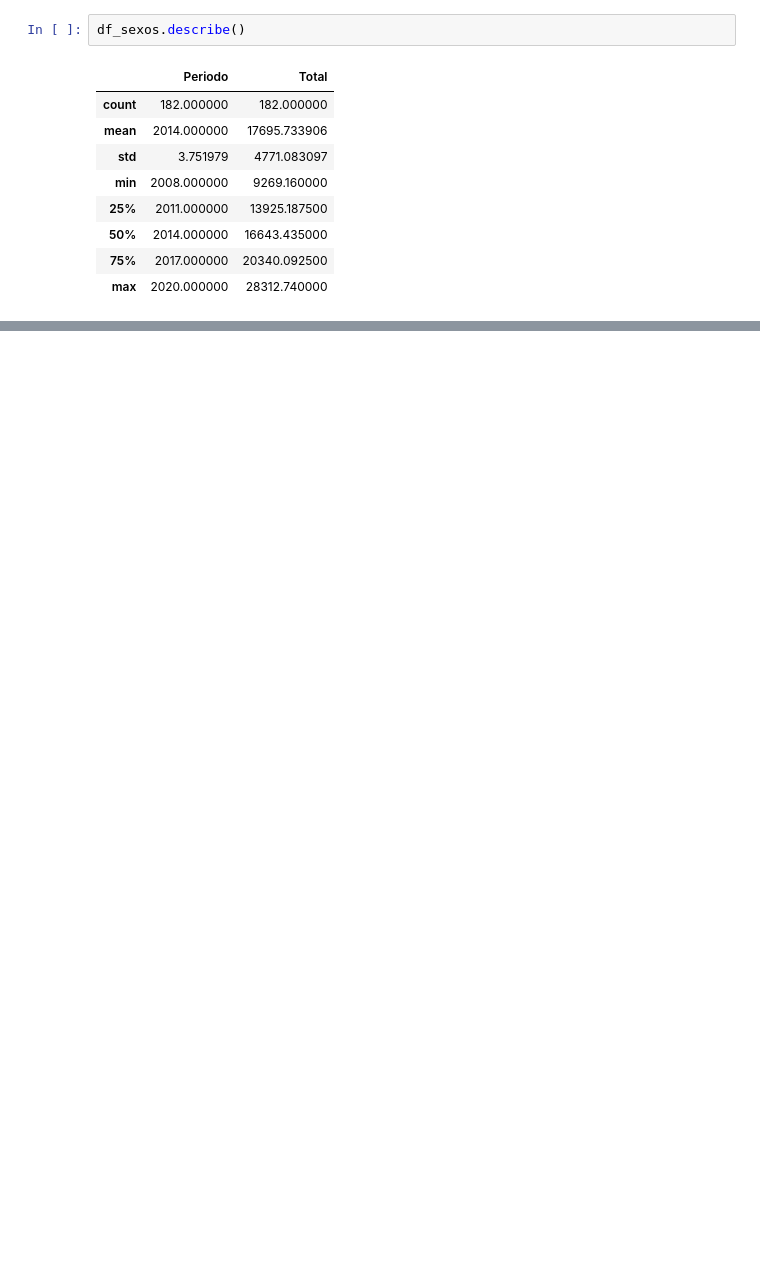
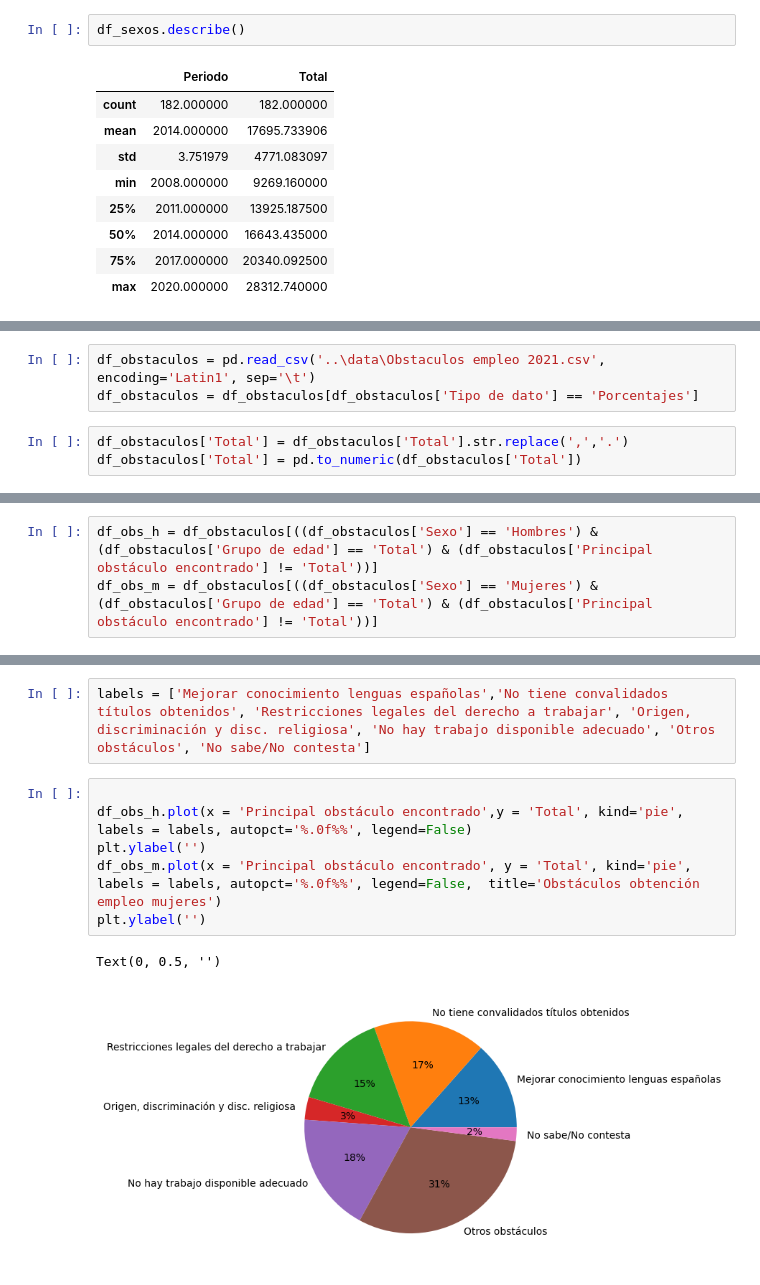
Before and after one commit to JaredR33/EDA, a Jupyter notebook: notebooks/EDA2.ipynb, the cells around one changed output, grey strips where cells are left out. Cells and saved outputs as stored; diff of their text form; blank space fills up the shorter version.

```diff
--- a/notebooks/EDA2.ipynb
+++ b/notebooks/EDA2.ipynb
@@ -323,0 +372,6 @@ fig.show()
+# %%
+df_obstaculos = pd.read_csv('..\data\Obstaculos empleo 2021.csv', encoding='Latin1', sep='\t')
+df_obstaculos = df_obstaculos[df_obstaculos['Tipo de dato'] == 'Porcentajes']
+# %%
+df_obstaculos['Total'] = df_obstaculos['Total'].str.replace(',','.')
+df_obstaculos['Total'] = pd.to_numeric(df_obstaculos['Total'])
@@ -323,0 +395,3 @@ fig.show()
+# %%
+df_obs_h = df_obstaculos[((df_obstaculos['Sexo'] == 'Hombres') & (df_obstaculos['Grupo de edad'] == 'Total') & (df_obstaculos['Principal obstáculo encontrado'] != 'Total'))]
+df_obs_m = df_obstaculos[((df_obstaculos['Sexo'] == 'Mujeres') & (df_obstaculos['Grupo de edad'] == 'Total') & (df_obstaculos['Principal obstáculo encontrado'] != 'Total'))]
@@ -323,0 +409,11 @@ fig.show()
+# %%
+labels = ['Mejorar conocimiento lenguas españolas','No tiene convalidados títulos obtenidos', 'Restricciones legales del derecho a trabajar', 'Origen, discriminación y disc. religiosa', 'No hay trabajo disponible adecuado', 'Otros obstáculos', 'No sabe/No contesta']
+# %%
+
+df_obs_h.plot(x = 'Principal obstáculo encontrado',y = 'Total', kind='pie', labels = labels, autopct='%.0f%%', legend=False)
+plt.ylabel('')
+df_obs_m.plot(x = 'Principal obstáculo encontrado', y = 'Total', kind='pie', labels = labels, autopct='%.0f%%', legend=False,  title='Obstáculos obtención empleo mujeres')
+plt.ylabel('')
+# %% [output]
+Text(0, 0.5, '')
+[figure, added]
```
Also changed, not shown: parts of 25 cells of this notebook, 13 other files.
